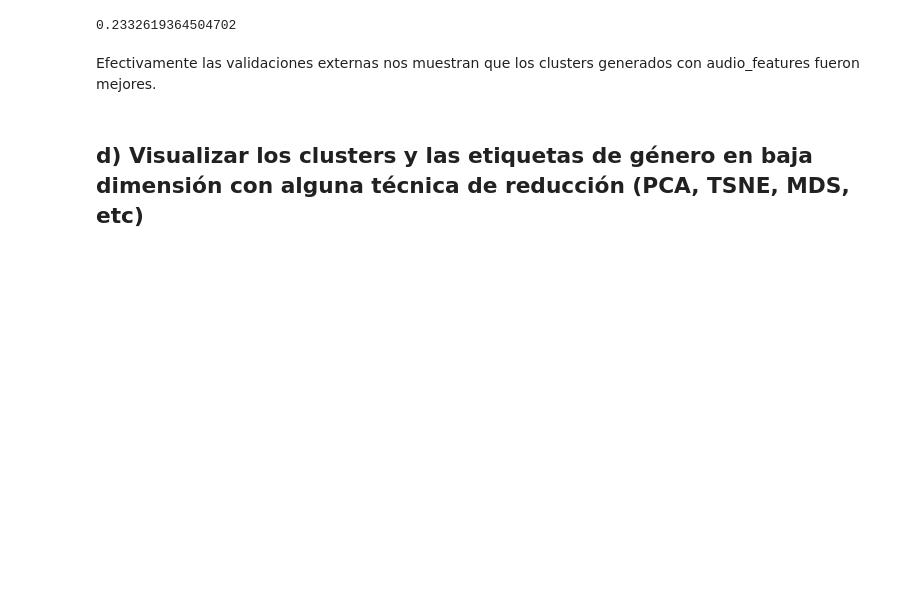
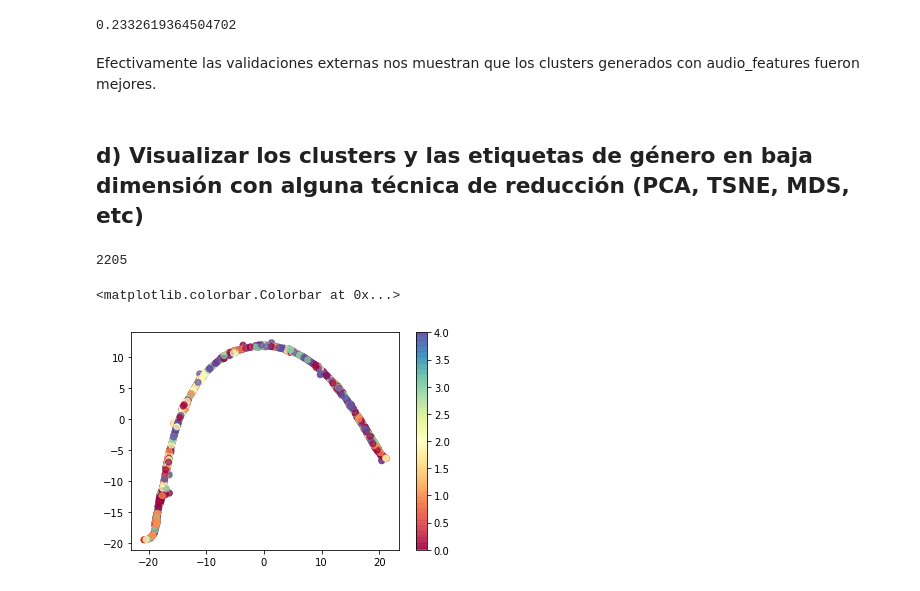
Before and after one commit to elfrasco/dmcyt_tp1, a Jupyter notebook: TP1/TP1_KMeans.ipynb, the cells around one changed output. Cells and saved outputs as stored; diff of their text form; code cells hidden in the pictures; blank space fills up the shorter version.

Commit message:
Estandarizando y jugando con TSNE

```diff
--- a/TP1/TP1_KMeans.ipynb
+++ b/TP1/TP1_KMeans.ipynb
@@ -366,3 +369,27 @@ adjusted_rand_score(metadata_sorted.genre, km_audio_analysis.labels_)
 Efectivamente las validaciones externas nos muestran que los clusters generados con audio_features fueron mejores.
 # %% [markdown]
 ## d) Visualizar los clusters y las etiquetas de género en baja dimensión con alguna técnica de reducción (PCA, TSNE, MDS, etc)
+# %%
+genres = []
+for genre in metadata_sorted.genre:
+    if genre == 'ambient':
+        genres.append(0)
+    if genre == 'classical':
+        genres.append(1)
+    if genre == 'drum-and-bass':
+        genres.append(2)
+    if genre == 'jazz':
+        genres.append(3)
+    if genre == 'world-music':
+        genres.append(4)
+len(genres)
+# %% [output]
+2205
+# %%
+tsne = TSNE(n_components=2,perplexity=200)
+Xred = tsne.fit_transform(audio_features_sorted)
+plt.scatter(Xred[:,0], Xred[:,1], c=genres, cmap=plt.cm.Spectral, alpha=0.7)
+plt.colorbar()
+# %% [output]
+<matplotlib.colorbar.Colorbar at 0x...>
+[figure, added]
```
Also changed, not shown: parts of 2 cells of this notebook, 1 other file.
